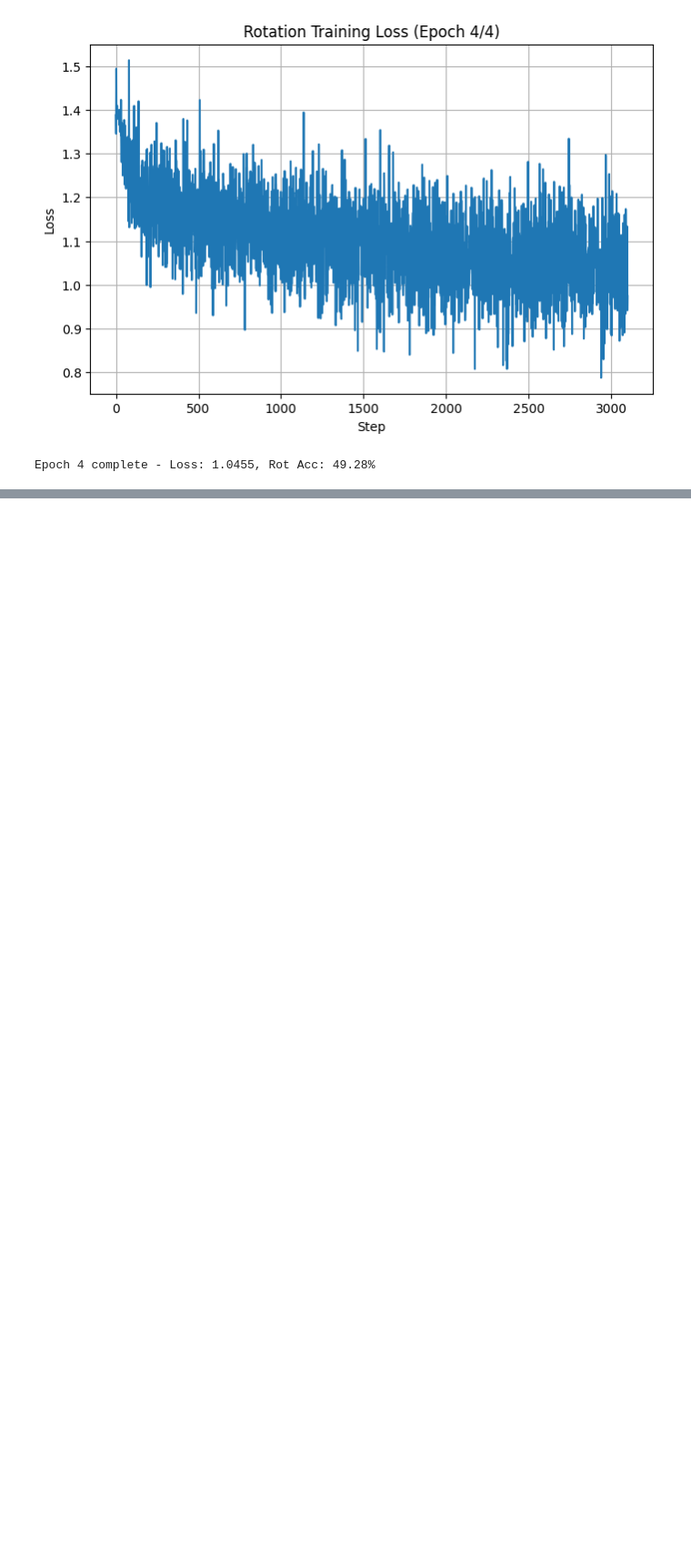
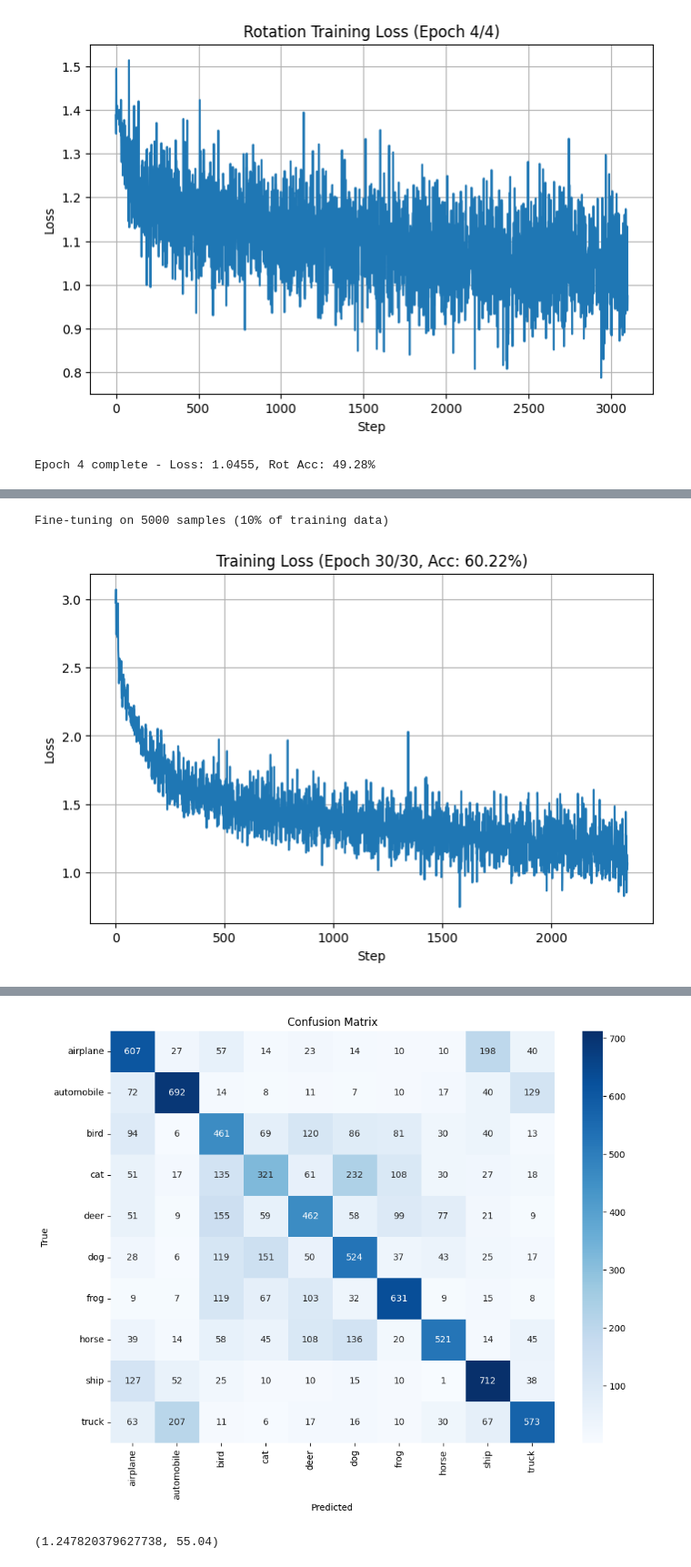
Before and after one commit to LoganBolton/Fall2025Classes, a Jupyter notebook: computer_vision/assignment4/assignment4.ipynb, the cells around one changed output, grey strips where cells are left out. Shown: that part at 91% size. Cells and saved outputs as stored; diff of their text form; code cells hidden in the pictures; blank space fills up the shorter version.

```diff
--- a/computer_vision/assignment4/assignment4.ipynb
+++ b/computer_vision/assignment4/assignment4.ipynb
@@ -122,8 +169,11 @@ Train samples: 50000, Test samples: 10000
 from tqdm import tqdm
 from IPython.display import display, clear_output
 
-def train(model, num_epochs=10, lr=1e-3):
+def train(model, num_epochs=10, lr=1e-3, dataloader=None):
     """Train a model on CIFAR-10."""
+    # Use custom dataloader or default trainloader
+    loader = dataloader if dataloader is not None else trainloader
+
     # Move model to device
     device = torch.device('cuda' if torch.cuda.is_available() else 'cpu')
     model = model.to(device)
@@ -146,7 +196,7 @@ def train(model, num_epochs=10, lr=1e-3):
         correct = 0
         total = 0
 
-        for images, labels in trainloader:
+        for images, labels in loader:
             images, labels = images.to(device), labels.to(device)
 
             # Forward pass
@@ -173,11 +223,11 @@ def train(model, num_epochs=10, lr=1e-3):
                 ax.plot(step_losses)
                 ax.set_xlabel('Step')
                 ax.set_ylabel('Loss')
-                ax.set_title(f'Training Loss (Epoch {epoch+1}/{num_epochs})')
+                ax.set_title(f'Training Loss (Epoch {epoch+1}/{num_epochs}, Acc: {100.*correct/total:.2f}%)')
                 ax.grid(True)
                 display(fig)
 
-        print(f"Epoch {epoch+1} complete - Loss: {running_loss/len(trainloader):.4f}, Acc: {100.*correct/total:.2f}%")
+        print(f"Epoch {epoch+1} complete - Loss: {running_loss/len(loader):.4f}, Acc: {100.*correct/total:.2f}%")
 
     plt.close(fig)
 
@@ -464,0 +622,31 @@ Epoch 4 complete - Loss: 1.0455, Rot Acc: 49.28%
+# %%
+from torch.utils.data import Subset
+import numpy as np
+
+def get_subset_uniform(dataset, fraction=0.1):
+    """Get fraction of data, uniformly sampled across classes."""
+    targets = np.array(dataset.targets)
+    indices = []
+    for class_idx in range(10):
+        class_indices = np.where(targets == class_idx)[0]
+        n_samples = int(len(class_indices) * fraction)
+        selected = np.random.choice(class_indices, n_samples, replace=False)
+        indices.extend(selected)
+    np.random.shuffle(indices)
+    return Subset(dataset, indices)
+
+# Create 10% labeled subset (500 per class = 5000 total)
+train_subset = get_subset_uniform(trainset, fraction=0.1)
+finetune_loader = DataLoader(train_subset, batch_size=64, shuffle=True)
+
+print(f"Fine-tuning on {len(train_subset)} samples (10% of training data)")
+# %% [output]
+Fine-tuning on 5000 samples (10% of training data)
+# %%
+rot_model.fc2 = nn.Linear(256, 10)
+rot_model = train(rot_model, num_epochs=30, lr=1e-4, dataloader=finetune_loader)
+
+# Evaluate on full test set
+evaluate(rot_model)
+# %% [output]
+[figure, added]
@@ -464,0 +655,2 @@ Epoch 4 complete - Loss: 1.0455, Rot Acc: 49.28%
+[figure, added]
+(1.247820379627738, 55.04)
```
Also changed, not shown: parts of 19 cells of this notebook, 3 other files.
